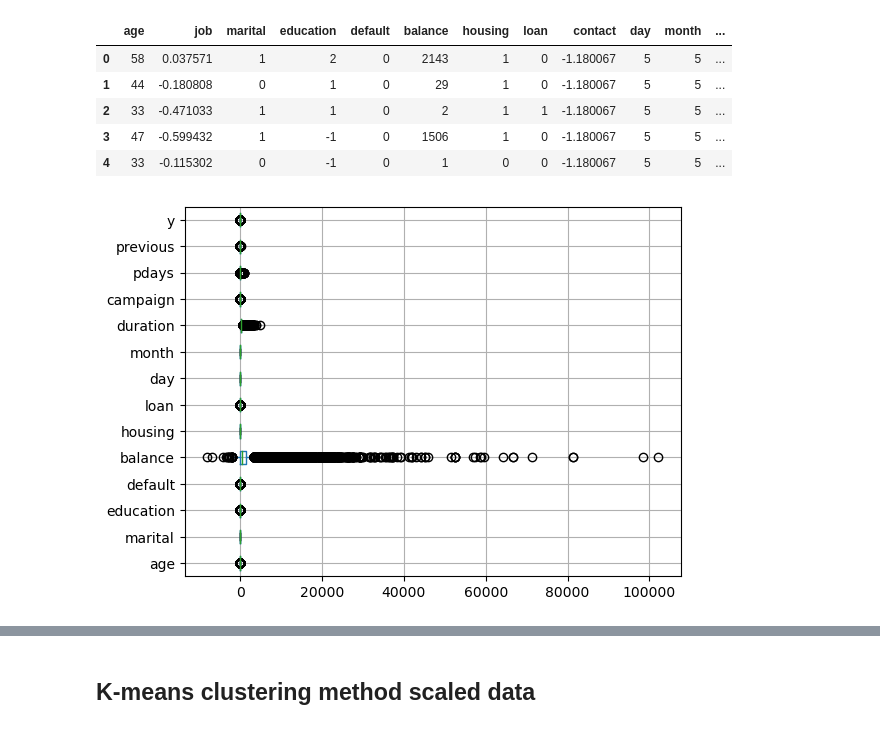
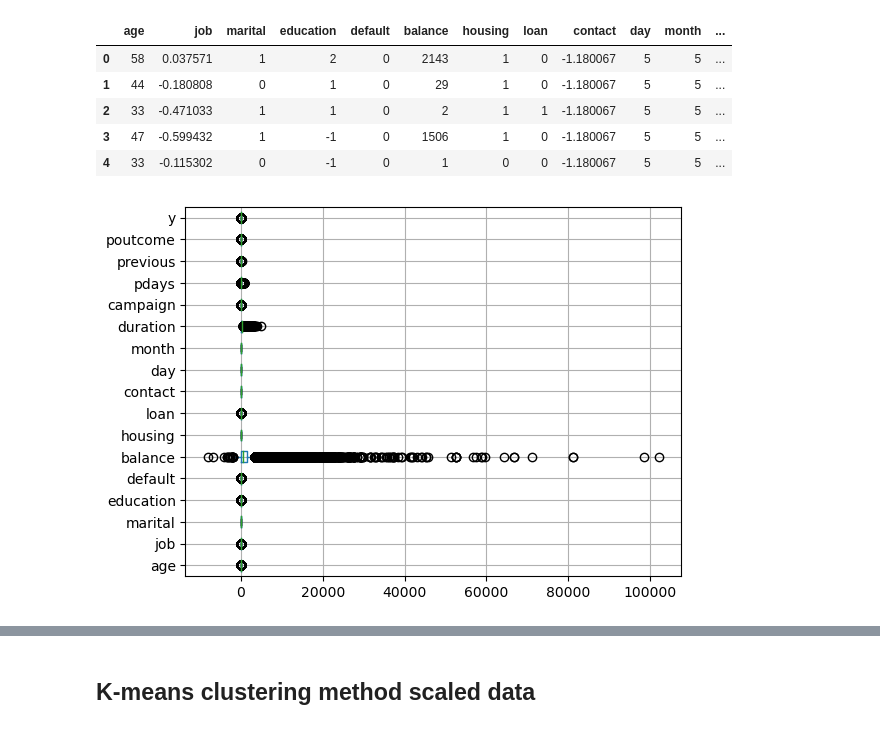
Before and after one commit to wojo501/clustering-ML, a Jupyter notebook: preprcessing.ipynb, the cells around one changed output, grey strips where cells are left out. Cells and saved outputs as stored; diff of their text form; code cells hidden in the pictures.

```diff
--- a/preprcessing.ipynb
+++ b/preprcessing.ipynb
@@ -118,7 +124,7 @@ def scaling(df, scaler=StandardScaler()):
     df_scaled = pd.DataFrame(X_scaled, columns=df.columns)
     return df_scaled, scaler
 # %%
-df = encode_categorical(df)
+df_e = encode_categorical(df)
 # %% [output]
 Non-numeric columns are:  Index(['job', 'contact', 'poutcome'], dtype='object')
 # %%
@@ -133,6 +139,6 @@ df.head()
 # %%
 # instead of one-hot encoding to not extend dataframe
-df_woe, woe_dicts, ivs = encode_woe(df, ["job", "poutcome", "contact"], "y")
+df_woe, woe_dicts, ivs = encode_woe(df_e, ["job", "poutcome", "contact"], "y")
 # %%
 df_woe.head()
 # %% [output]
@@ -143,10 +149,10 @@ df_woe.head()
 | 3 | 47 | -0.599432 | 1 | -1 | 0 | 1506 | 1 | 0 | -1.180067 | 5 | 5 | ... |
 | 4 | 33 | -0.115302 | 0 | -1 | 0 | 1 | 0 | 0 | -1.180067 | 5 | 5 | ... |
 # %%
-non_hot = [col for col in df.columns if "_" not in col]
-df[non_hot].boxplot(vert=False)
+non_hot = [col for col in df_woe.columns if "_" not in col]
+df_woe[non_hot].boxplot(vert=False)
 plt.show()
 # %% [output]
-[figure, old version]
+[figure, new version]
 # %%
 df_scaled, scaler = scaling(df_woe)
```
Also changed, not shown: parts of 38 cells of this notebook.
